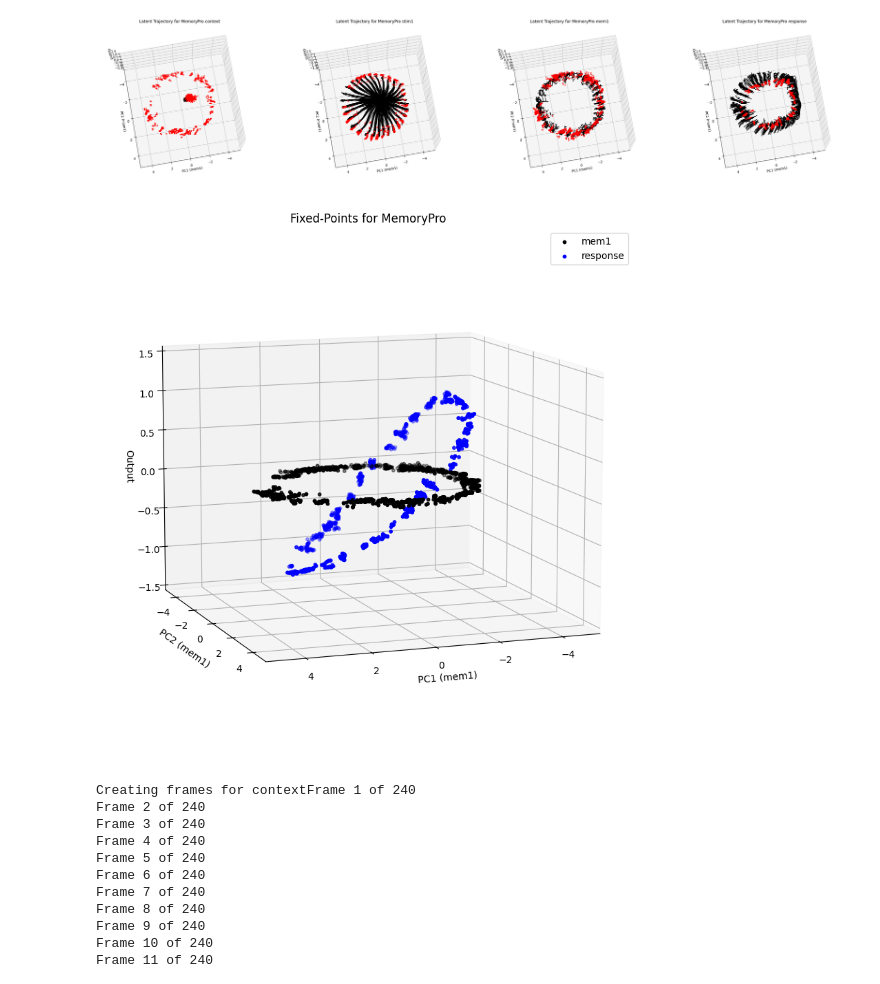
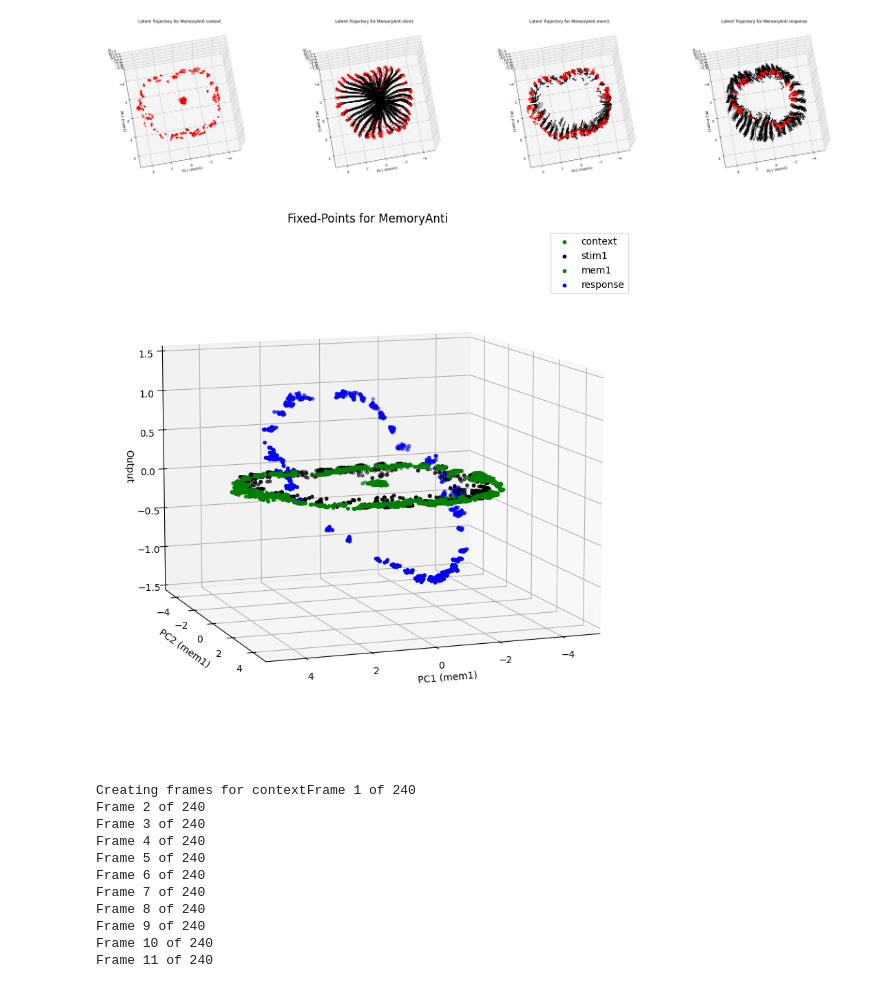
Before and after one commit to snel-repo/ComputationThruDynamicsBenchmark, a Jupyter notebook: examples/dev/multitask/MultiTaskCompiledNotebook.ipynb, the cells around one changed output. Saved outputs shown, nothing was run; the diff lists cells and outputs as text; code cells hidden in the pictures.

Commit message:
Modify rt task

```diff
--- a/examples/dev/multitask/MultiTaskCompiledNotebook.ipynb
+++ b/examples/dev/multitask/MultiTaskCompiledNotebook.ipynb
@@ -15,7 +15,7 @@ import imageio
 
 suffix = "MultiTaskNoisyGRU"
 filepath1 = (
-"/home/csverst/Github/CtDBenchmark/content/trained_models/task-trained/20240513_MultiTask_NoisyGRU_Final/max_epochs=150 n_samples=2200 batch_size=64 latent_size=128 dynamic_noise=0.3 noise=0.0 num_targets=128 seed=0 learning_rate=0.001/"
+"/home/csverst/Github/CtDBenchmark/content/trained_models/task-trained/20240611_MultiTask_NoisyGRUL2/max_epochs=500 seed=0/"
 )
 plot_path = (
     "/home/csverst/Github/InterpretabilityBenchmark/"
@@ -26,10 +26,10 @@ os.makedirs(plot_path, exist_ok=True)
 
 phase_plot = "mem1"
 phase_for_pca = "mem1"
-task_to_analyze = "MemoryPro"
-task_for_pca = "MemoryPro"
+task_to_analyze = "MemoryAnti"
+task_for_pca = "MemoryAnti"
 plot_fps = True
-do_interp = True
+do_interp = False
 comp = Analysis_TT_MultiTask(run_name=suffix, filepath=filepath1)
 
 # Get the model outputs
@@ -75,10 +75,10 @@ lats_pca = lats_pca.reshape(B, T, -1)
 # Get the full trial latents in the phase PCA space
 # %%
 if do_interp:
-    n_interp_steps = 50
+    n_interp_steps = 20
     fps = comp.plot_fps_phase_interpolation(
         task= task_to_analyze,
         phase1= 'mem1', phase2= 'response',
-        n_interp_steps=n_interp_steps, max_iters_init = 2000, max_iters = 2000,
-        lr = 1e-4, use_noisy= False)
+        n_interp_steps=n_interp_steps, max_iters_init = 2000, max_iters = 5000,
+        lr = 5e-2, use_noisy= False)
     xstars = np.array([fp.xstar for fp in fps])
@@ -297,43 +255,43 @@ for i, phase in enumerate(phase_names):
 plt.show()
 # plt.savefig(comp.plot_path + f"LatentTraj_{task_to_analyze}_{phase}.png", dpi=300)
 # %% [output]
-[figure, old version]
+[figure, new version]
 # %%
 fps_plot = fps_mat.copy()
-color_mat = ['b', 'k', 'k', 'b']
-phase_nums = [2,3]
+color_mat = ['g', 'k', 'g', 'b']
+phase_nums = [0,1,2,3]
 for i, phase in enumerate(phase_names):
     q_flag = q_star[i] < threshs[i]
     fps_plot[i, ~q_flag, :] = np.nan
 # combine lats_pca 1 and 2 and output 1
 plot_mat = np.concatenate((lats_pca[:, :, :2], outputs4plot[:, :, 1:2]), axis=2)
 fig = plt.figure(figsize=(10, 10))
 
 ax = fig.add_subplot(1, 1, 1, projection="3d")
 for i in phase_nums:
     ax.scatter(
         fps_plot[i,:,0],
         fps_plot[i,:,1],
         fps_plot[i,:,2],
         s=10, c=color_mat[i],
         label = phase_names[i]
         )
     ax.set_xlabel(f"PC1 ({phase_for_pca})")
     ax.set_ylabel(f"PC2 ({phase_for_pca})")
     ax.set_zlabel("Output")
     ax.set_title(f"Fixed-Points for {task_to_analyze}")
     ax.set_xlim([-5, 5])
     ax.set_ylim([-5, 5])
     ax.set_zlim([-1.5, 1.5])
     ax.legend()
 
     # ax.view_init(80, 80)
     if phase == 'response':
         ax.view_init(10, 70)
 # plt.show()
 plt.savefig(f"FixedPoints_{task_to_analyze}.pdf", dpi=300)
 # %% [output]
-[figure, old version]
+[figure, new version]
 # %%
 
 def angles_to_colors(angles):
```
Also changed, not shown: parts of 5 cells of this notebook, 3 other files.
